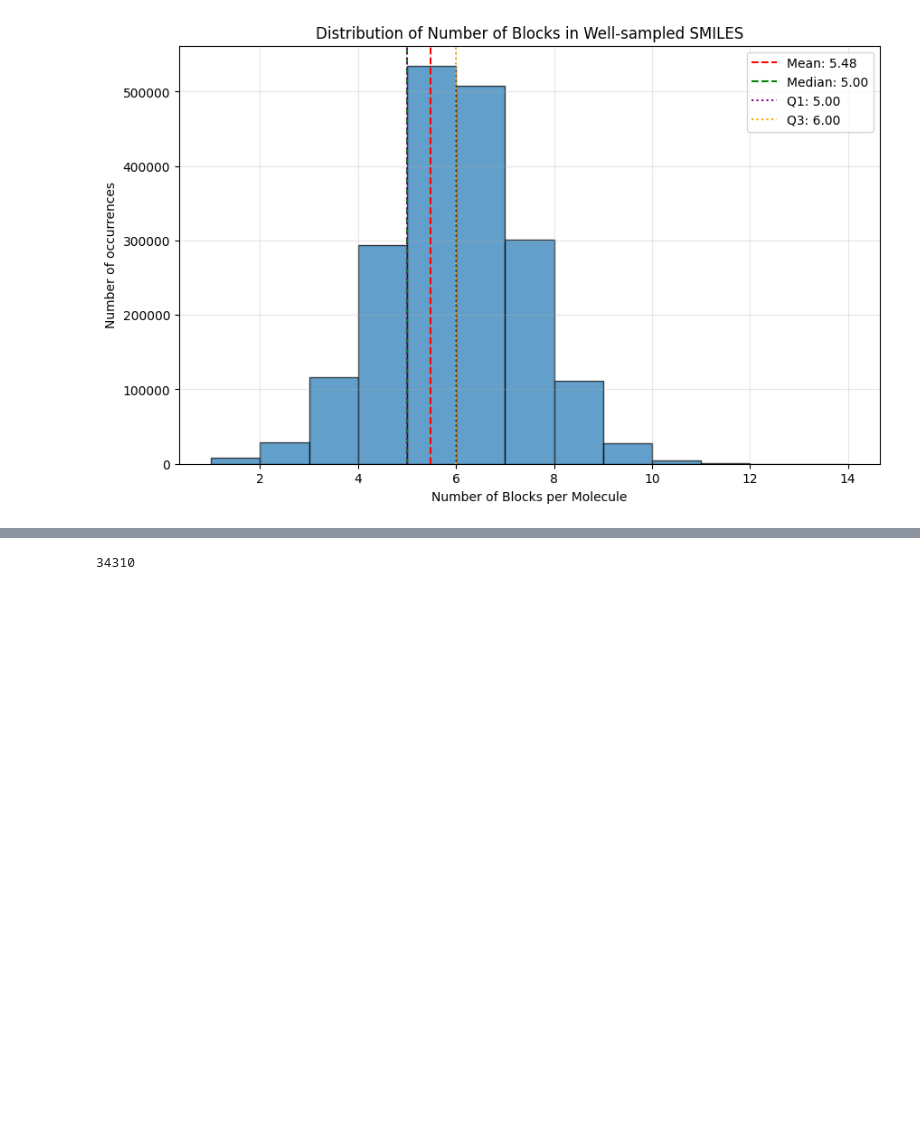
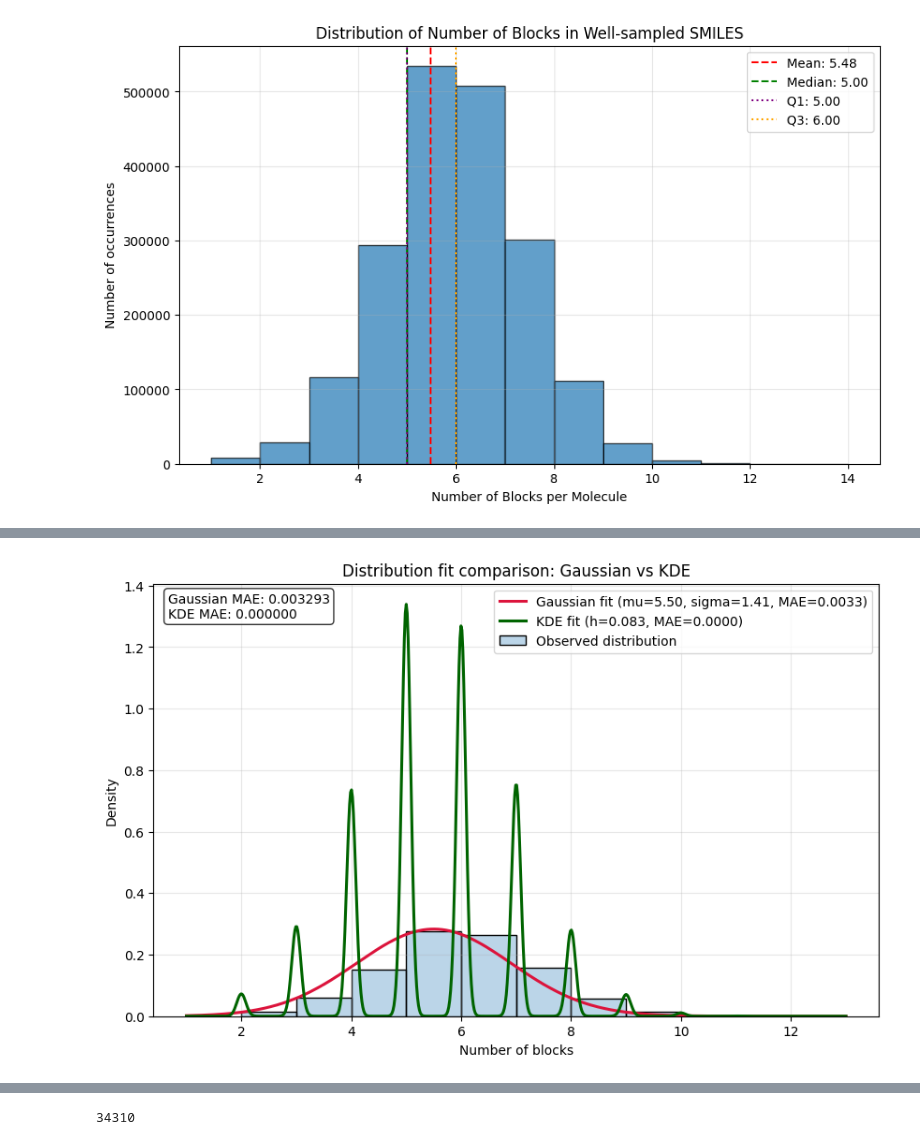
Before and after one commit to EtienneReboul/smiles_blocks, a Jupyter notebook: notebooks/5-er-smiles_fragmentation_results_analysis.ipynb, the cells around one changed output, grey strips where cells are left out. Drawn from its saved outputs; the diff is of its cells as text; code cells hidden in the pictures; blank space fills up the shorter version.

```diff
--- a/notebooks/5-er-smiles_fragmentation_results_analysis.ipynb
+++ b/notebooks/5-er-smiles_fragmentation_results_analysis.ipynb
@@ -180,0 +405,87 @@ plt.show()
+# %%
+from scipy.stats import norm
+
+# KDE for discrete nb_blocks via weighted Gaussian mixture over unique integer values
+value_counts = nb_blocks.value_counts(normalize=True).sort_index()
+x_unique = value_counts.index.to_numpy(dtype=float)
+w_unique = value_counts.to_numpy(dtype=float)
+n = len(nb_blocks)
+
+# Silverman bandwidth rule
+h = 1.06 * sigma * (n ** (-1 / 5))
+h = max(h, 1e-3)
+
+x_grid = np.linspace(nb_blocks.min() - 1.0, nb_blocks.max() + 1.0, 700)
+kde_pdf = np.sum(
+    w_unique[:, None] * norm.pdf((x_grid[None, :] - x_unique[:, None]) / h) / h,
+    axis=0,
+ )
+gauss_pdf = norm.pdf(x_grid, loc=mu, scale=sigma)
+
+# Compare fit quality on integer bins using probability mass in [k-0.5, k+0.5]
+k_values = np.arange(int(nb_blocks.min()), int(nb_blocks.max()) + 1, dtype=float)
+empirical_p = nb_blocks.value_counts(normalize=True).reindex(k_values, fill_value=0.0).to_numpy()
+
+gaussian_p = norm.cdf(k_values + 0.5, loc=mu, scale=sigma) - norm.cdf(k_values - 0.5, loc=mu, scale=sigma)
+kde_p = np.sum(
+    w_unique[:, None] * (
+        norm.cdf((k_values[None, :] + 0.5 - x_unique[:, None]) / h)
+        - norm.cdf((k_values[None, :] - 0.5 - x_unique[:, None]) / h)
+    ),
+    axis=0,
+ )
+
+gaussian_mae = np.mean(np.abs(empirical_p - gaussian_p))
+kde_mae = np.mean(np.abs(empirical_p - kde_p))
+
+plt.figure(figsize=(10, 6))
+sns.histplot(
+    nb_blocks,
+    bins=range(int(nb_blocks.min()), int(nb_blocks.max()) + 2),
+    stat="density",
+    edgecolor="black",
+    alpha=0.3,
+    label="Observed distribution",
+)
+plt.plot(
+    x_grid,
+    gauss_pdf,
+    color="crimson",
+    linewidth=2.2,
+    label=f"Gaussian fit (mu={mu:.2f}, sigma={sigma:.2f}, MAE={gaussian_mae:.4f})",
+)
+plt.plot(
+    x_grid,
+    kde_pdf,
+    color="darkgreen",
+    linewidth=2.2,
+    label=f"KDE fit (h={h:.3f}, MAE={kde_mae:.4f})",
+)
+plt.xlabel("Number of blocks")
+plt.ylabel("Density")
+plt.title("Distribution fit comparison: Gaussian vs KDE")
+plt.grid(True, alpha=0.3)
+plt.legend()
+
+annotation = (
+    f"Gaussian MAE: {gaussian_mae:.6f}\n"
+    f"KDE MAE: {kde_mae:.6f}"
+)
+plt.text(
+    0.02,
+    0.98,
+    annotation,
+    transform=plt.gca().transAxes,
+    va="top",
+    ha="left",
+    bbox=dict(boxstyle="round", facecolor="white", alpha=0.8),
+)
+
+plt.savefig(fig_dir / "nb_blocks_kde_vs_gaussian.svg", transparent=True)
+plt.show()
+
+print(f"Bandwidth (Silverman): {h:.4f}")
+print(f"Bin-probability MAE - Gaussian: {gaussian_mae:.6f}")
+print(f"Bin-probability MAE - KDE:      {kde_mae:.6f}")
+# %% [output]
+[figure, added]
```
Also changed, not shown: parts of 8 cells of this notebook, 2 other files.
